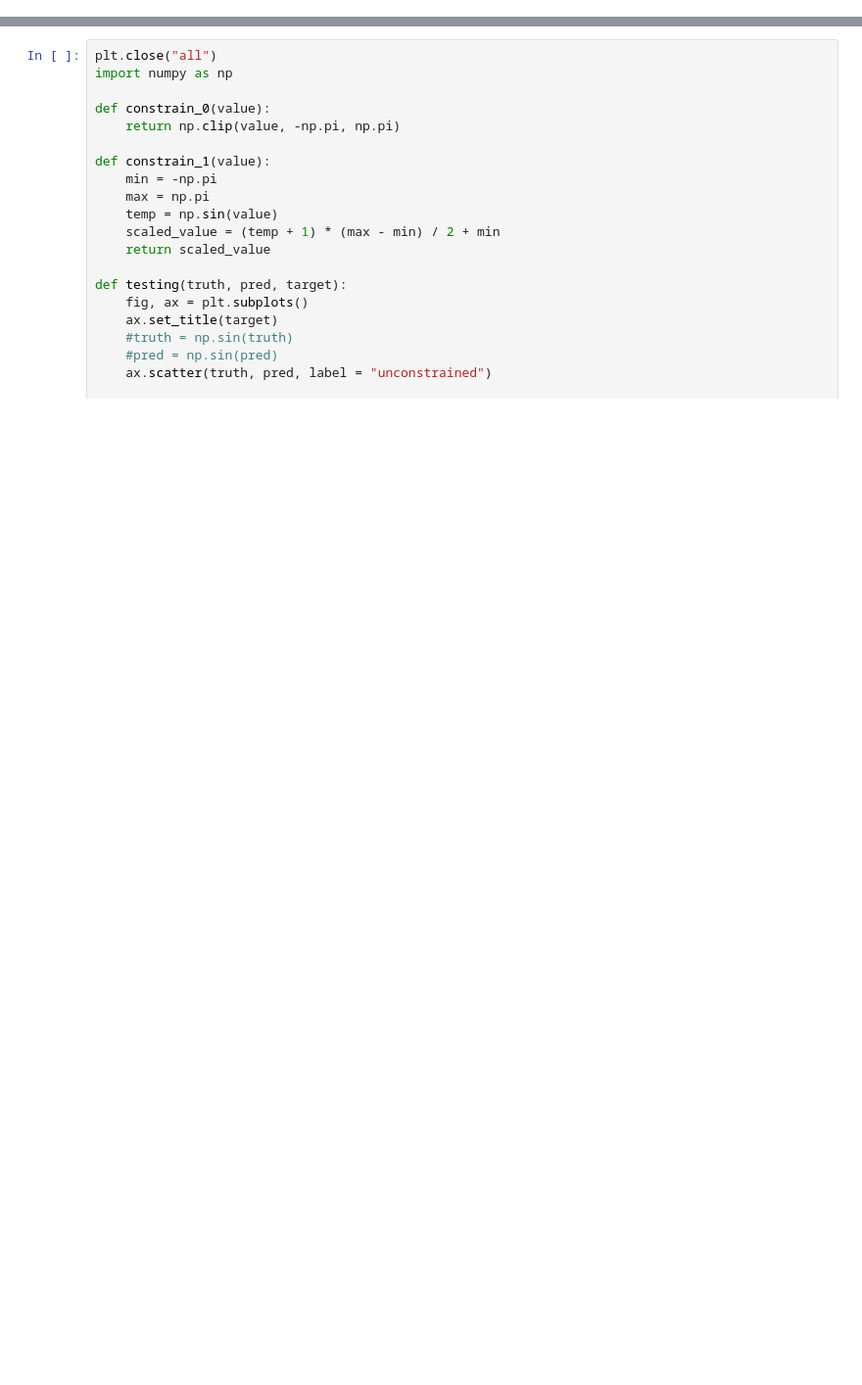
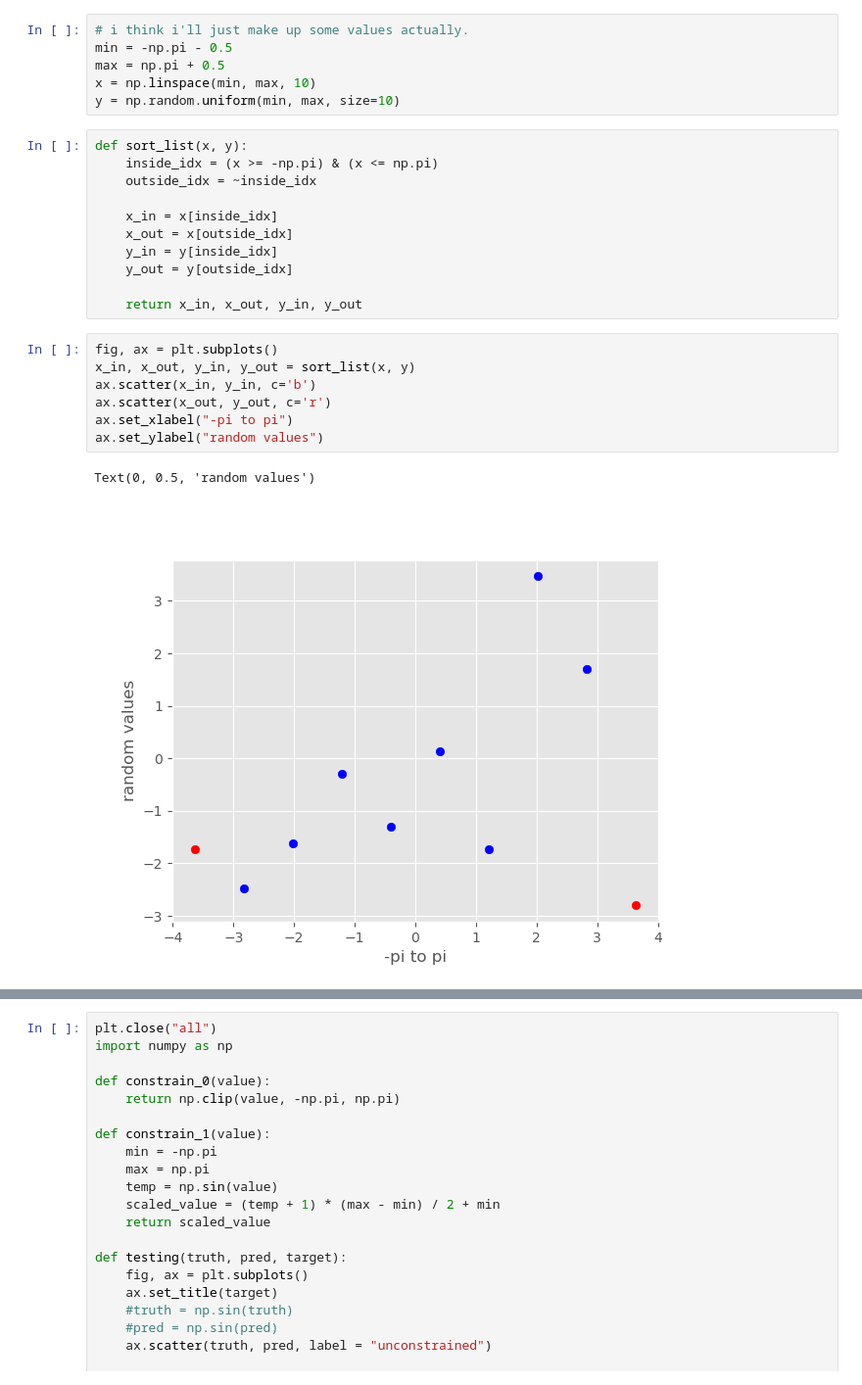
Before and after one commit to Kovaleski-Research-Lab/Surrogate_Model, a Jupyter notebook: src/evaluation/study_phase_regression.ipynb, the cells around one changed output, grey strips where cells are left out. Shown: that part at 98% size. Drawn from its saved outputs; the diff is of its cells as text; blank space fills up the shorter version.

```diff
--- a/src/evaluation/study_phase_regression.ipynb
+++ b/src/evaluation/study_phase_regression.ipynb
@@ -98,0 +76,27 @@ ax.scatter(phase_train_truth, phase_train_pred)
+# %%
+# i think i'll just make up some values actually.
+min = -np.pi - 0.5
+max = np.pi + 0.5
+x = np.linspace(min, max, 10)
+y = np.random.uniform(min, max, size=10)
+# %%
+def sort_list(x, y):
+    inside_idx = (x >= -np.pi) & (x <= np.pi)
+    outside_idx = ~inside_idx
+
+    x_in = x[inside_idx]
+    x_out = x[outside_idx]
+    y_in = y[inside_idx]
+    y_out = y[outside_idx]
+
+    return x_in, x_out, y_in, y_out
+# %%
+fig, ax = plt.subplots()
+x_in, x_out, y_in, y_out = sort_list(x, y)
+ax.scatter(x_in, y_in, c='b')
+ax.scatter(x_out, y_out, c='r')
+ax.set_xlabel("-pi to pi")
+ax.set_ylabel("random values")
+# %% [output]
+Text(0, 0.5, 'random values')
+[figure, added]
```
Also changed, not shown: parts of 12 cells of this notebook, 3 other files.
